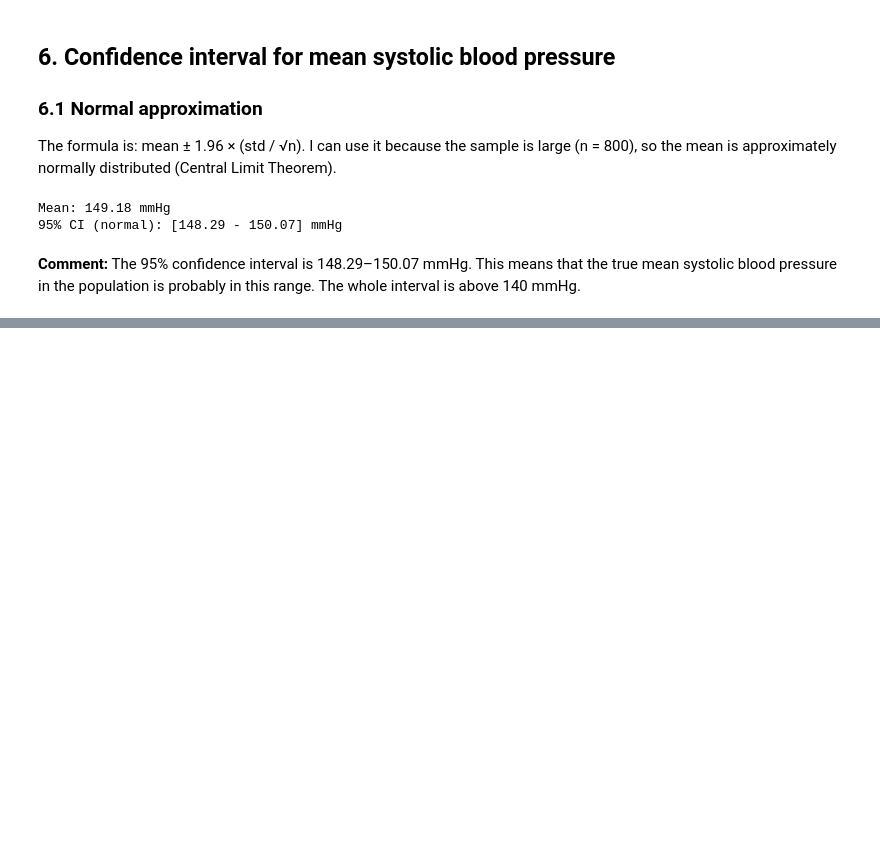
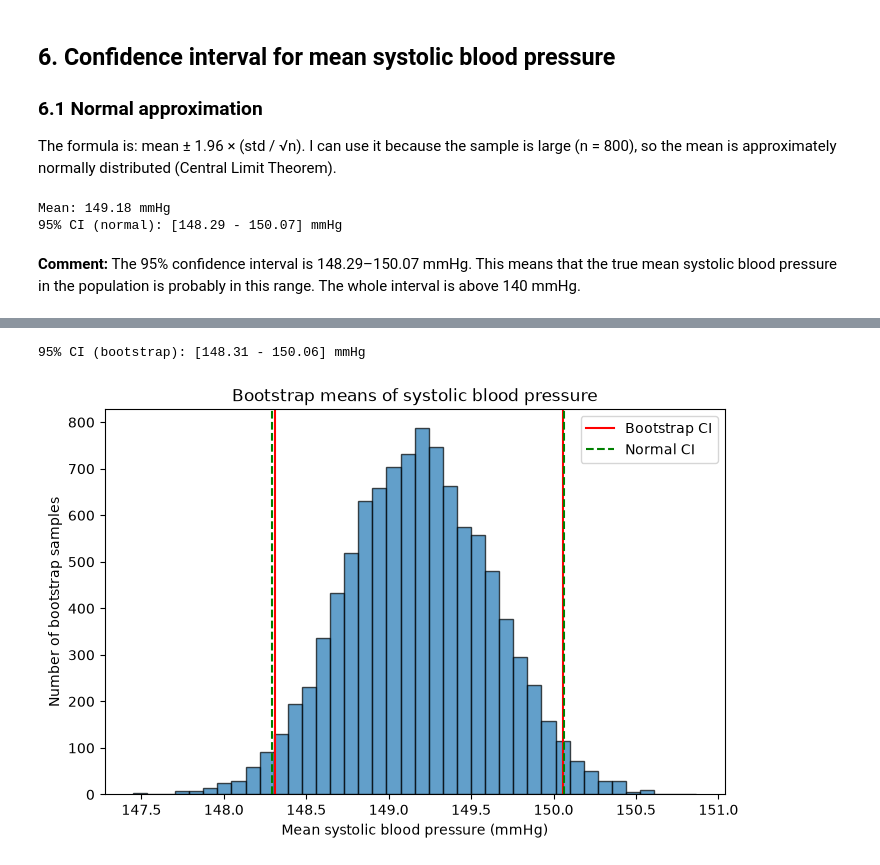
Before and after one commit to Wansiri-D/health-study, a Jupyter notebook: health_study_del1.ipynb, the cells around one changed output, grey strips where cells are left out. Saved outputs shown, nothing was run; the diff lists cells and outputs as text; code cells hidden in the pictures; blank space fills up the shorter version.

Commit message:
Add bootstrap CI and comparison

```diff
--- a/health_study_del1.ipynb
+++ b/health_study_del1.ipynb
@@ -315,0 +323,31 @@ above 140 mmHg.
+# %%
+n_boot = 10000
+boot_means = []
+
+for i in range(n_boot):
+    # สุ่มแบบใส่คืน (replace=True) ให้ได้ 800 ค่าเท่าข้อมูลเดิม
+    sample = np.random.choice(bp, size=n, replace=True)
+    boot_means.append(sample.mean())
+
+# ตัดหัว 2.5% และท้าย 2.5% ออก
+boot_low, boot_high = np.percentile(boot_means, [2.5, 97.5])
+print(f"95% CI (bootstrap): [{boot_low:.2f} - {boot_high:.2f}] mmHg")
+# %% [output]
+95% CI (bootstrap): [148.31 - 150.06] mmHg
+# %%
+fig, ax = plt.subplots(figsize=(8, 5))
+ax.hist(boot_means, bins=40, edgecolor="black", alpha=0.7)
+
+# เส้นแดง = bootstrap, เส้นเขียวประ = normal
+ax.axvline(boot_low, color="red", label="Bootstrap CI")
+ax.axvline(boot_high, color="red")
+ax.axvline(ci_low, color="green", linestyle="--", label="Normal CI")
+ax.axvline(ci_high, color="green", linestyle="--")
+
+ax.set_title("Bootstrap means of systolic blood pressure")
+ax.set_xlabel("Mean systolic blood pressure (mmHg)")
+ax.set_ylabel("Number of bootstrap samples")
+ax.legend()
+plt.show()
+# %% [output]
+[figure, added]
```
Also changed, not shown: parts of 2 cells of this notebook.
